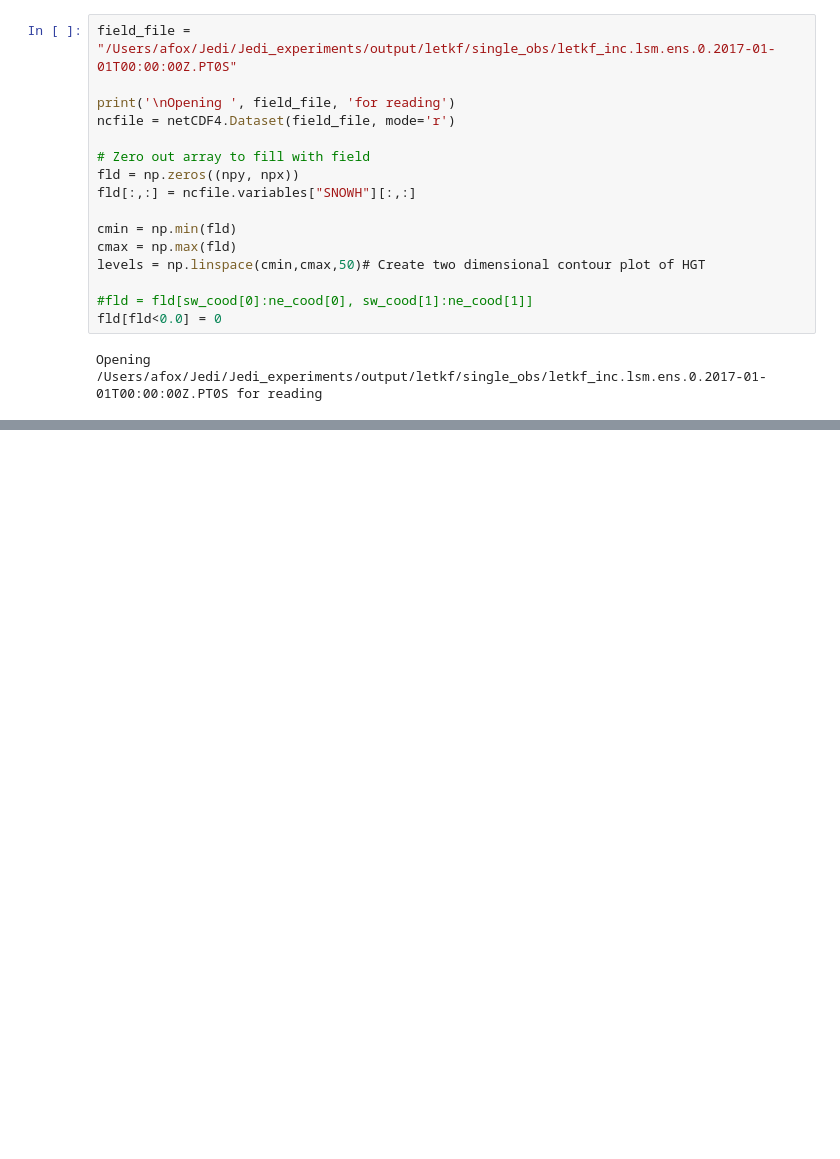
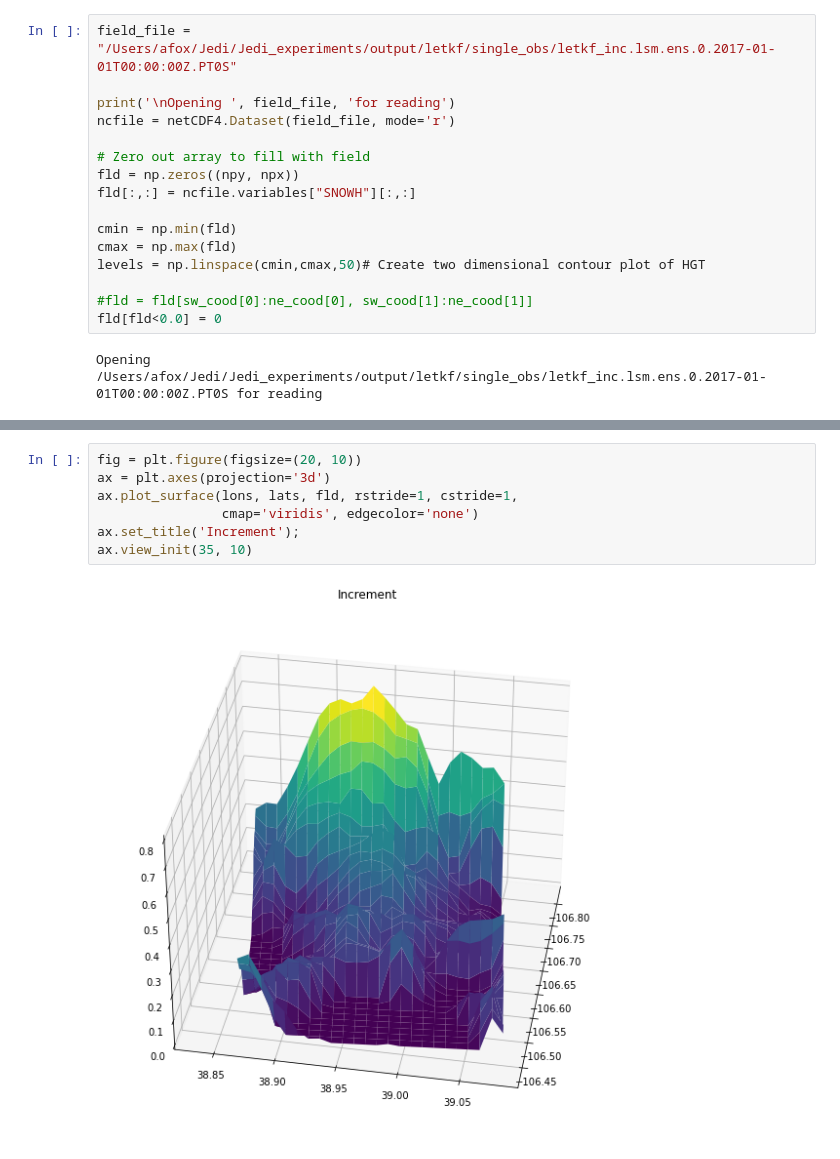
Before and after one commit to amfox37/Jedi_experiments, a Jupyter notebook: diagnostics/test_hofx_and_field_mapper.ipynb, the cells around one changed output, grey strips where cells are left out. Drawn from its saved outputs; the diff is of its cells as text; blank space fills up the shorter version.

```diff
--- a/diagnostics/test_hofx_and_field_mapper.ipynb
+++ b/diagnostics/test_hofx_and_field_mapper.ipynb
@@ -479,0 +481,9 @@ print(" Saving figure as", savename, "\n")
+# %%
+fig = plt.figure(figsize=(20, 10))
+ax = plt.axes(projection='3d')
+ax.plot_surface(lons, lats, fld, rstride=1, cstride=1,
+                cmap='viridis', edgecolor='none')
+ax.set_title('Increment');
+ax.view_init(35, 10)
+# %% [output]
+[figure, added]
```
Also changed, not shown: parts of 10 cells of this notebook, 4 other files.
